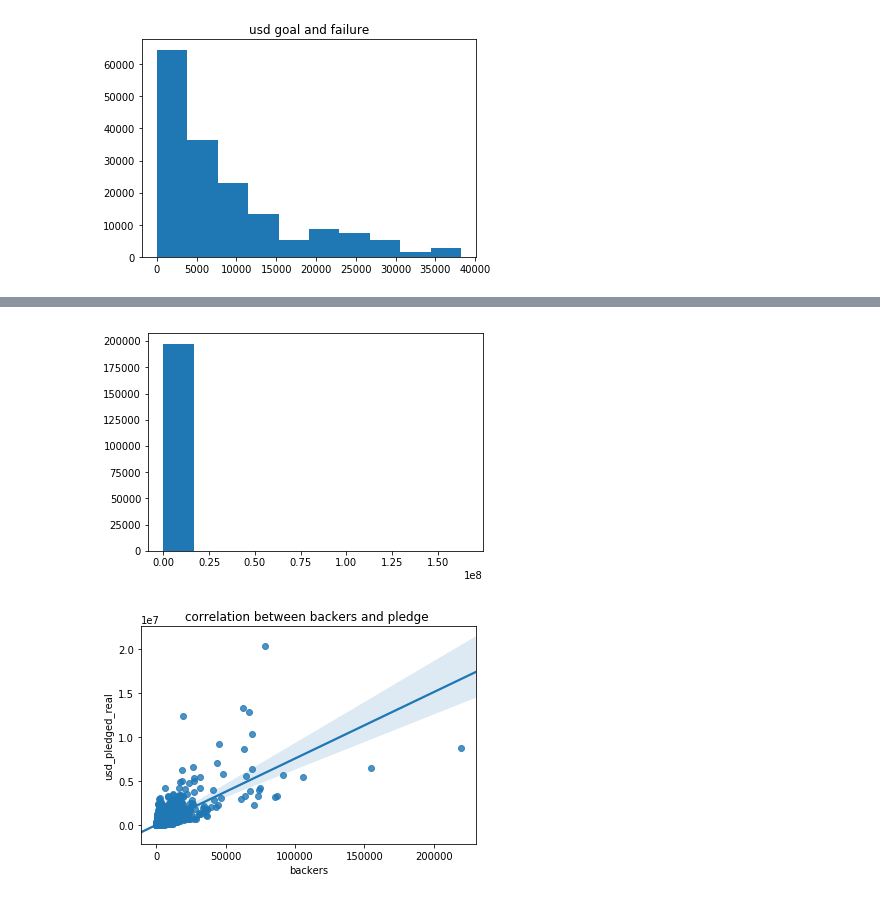
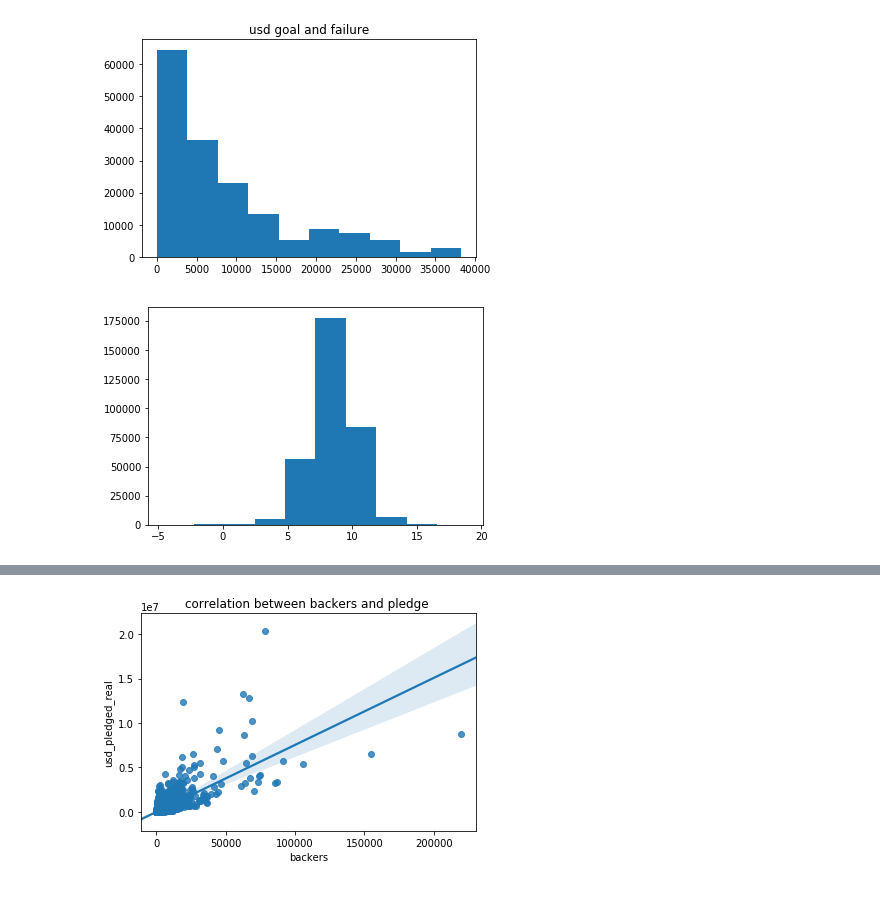
Before and after one commit to ZeadAlkhonein/Kickstarter, a Jupyter notebook: Kickstarter.ipynb, the cells around one changed output, grey strips where cells are left out. Cells and saved outputs as stored; diff of their text form; code cells hidden in the pictures.

```diff
--- a/Kickstarter.ipynb
+++ b/Kickstarter.ipynb
@@ -587,7 +590,11 @@ plt.hist(df.loc[(df['usd_goal_real']<38250.0) & (df['state']==0)]['usd_goal_real
 # %% [output]
 [figure]
 # %%
+## normalize the data
 df['norm_log'] = np.log(df['usd_goal_real']);
+plt.hist(df['norm_log']);
+# %% [output]
+[figure, added]
 # %%
 df.head()
 # %% [output]
@@ -597,11 +604,6 @@ df.head()
 | 2 | 1000004038 | Where is Hank? | Narrative Film | Film & Video | USD | 2013-02-26 | 45000.0 | 2013-01-12 00:20:50 | 220.0 | 0 | ... |
 | 3 | 1000007540 | ToshiCapital Rekordz Needs Help t... | Music | Music | USD | 2012-04-16 | 5000.0 | 2012-03-17 03:24:11 | 1.0 | 0 | ... |
 | 5 | 1000014025 | Monarch Espresso Bar | Restaurants | Food | USD | 2016-04-01 | 50000.0 | 2016-02-26 13:38:27 | 52375.0 | 1 | ... |
-# %%
-
-plt.hist(df.loc[ (df['state']==0)]['usd_goal_real']);
-# %% [output]
-[figure, removed]
 # %%
 #plt.scatter(data=df,x='backers',y='usd_pledged_real')
 # %%
```
Also changed, not shown: parts of 61 cells of this notebook.
